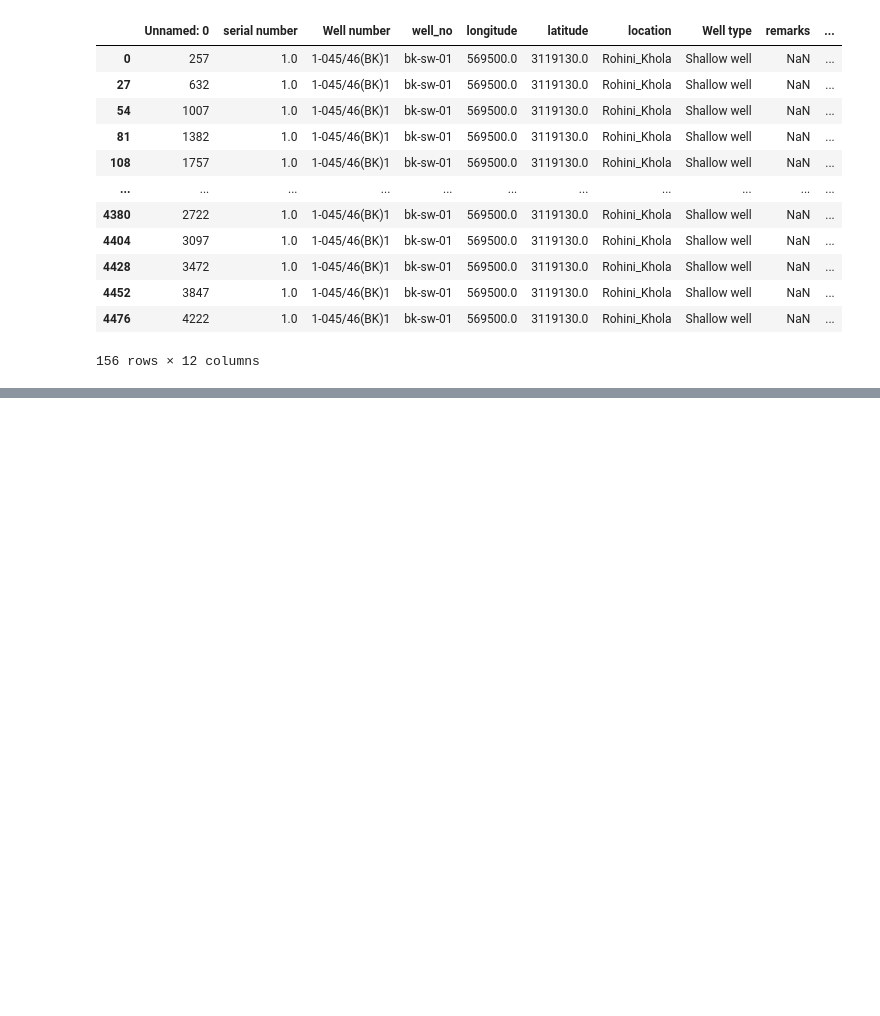
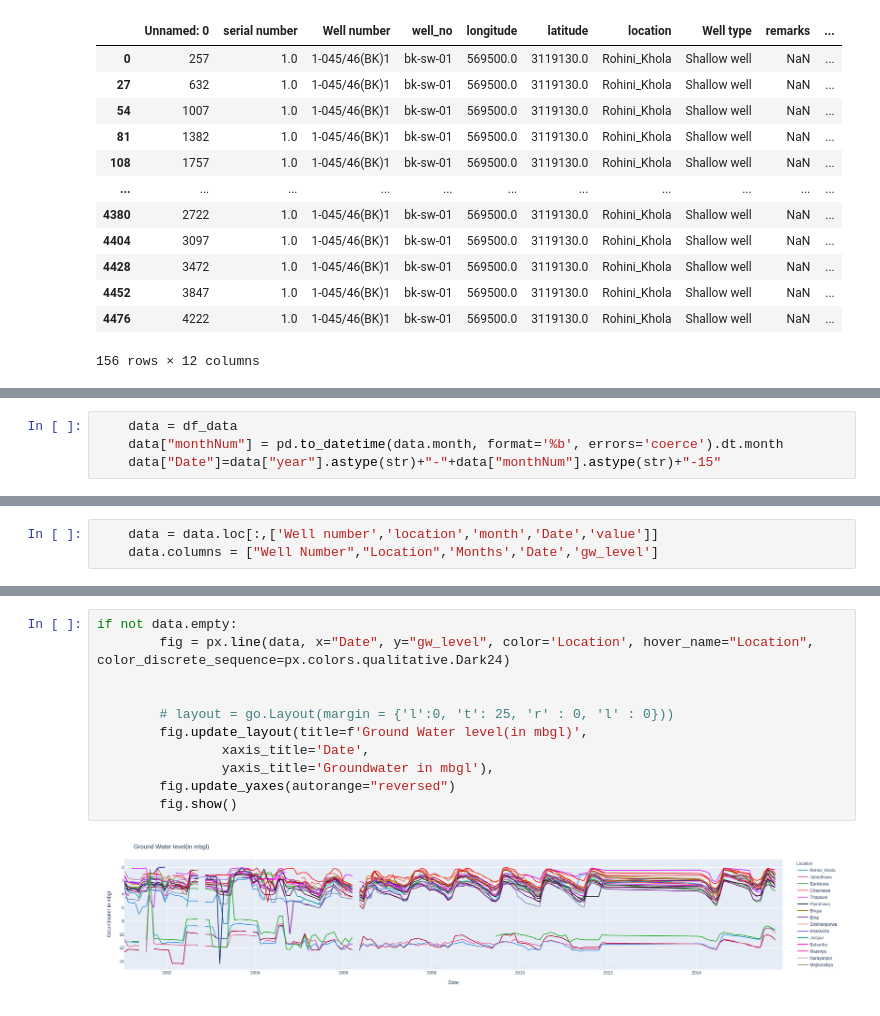
Before and after one commit to Saralkarki/groundwater_monitoring, a Jupyter notebook: LineGraphExplore.ipynb, the cells around one changed output, grey strips where cells are left out. Cells and saved outputs as stored; diff of their text form; blank space fills up the shorter version.

```diff
--- a/LineGraphExplore.ipynb
+++ b/LineGraphExplore.ipynb
@@ -457,0 +562,4 @@ fig.show()
+# %%
+    data = df_data
+    data["monthNum"] = pd.to_datetime(data.month, format='%b', errors='coerce').dt.month
+    data["Date"]=data["year"].astype(str)+"-"+data["monthNum"].astype(str)+"-15"
@@ -457,0 +585,3 @@ fig.show()
+# %%
+    data = data.loc[:,['Well number','location','month','Date','value']]
+    data.columns = ["Well Number","Location",'Months','Date','gw_level']
@@ -457,0 +604,13 @@ fig.show()
+# %%
+if not data.empty:
+        fig = px.line(data, x="Date", y="gw_level", color='Location', hover_name="Location", color_discrete_sequence=px.colors.qualitative.Dark24)
+
+
+        # layout = go.Layout(margin = {'l':0, 't': 25, 'r' : 0, 'l' : 0}))
+        fig.update_layout(title=f'Ground Water level(in mbgl)',
+                xaxis_title='Date',
+                yaxis_title='Groundwater in mbgl'),
+        fig.update_yaxes(autorange="reversed")
+        fig.show()
+# %% [output]
+[figure, added]
```
Also changed, not shown: parts of 9 cells of this notebook, 7 other files.
